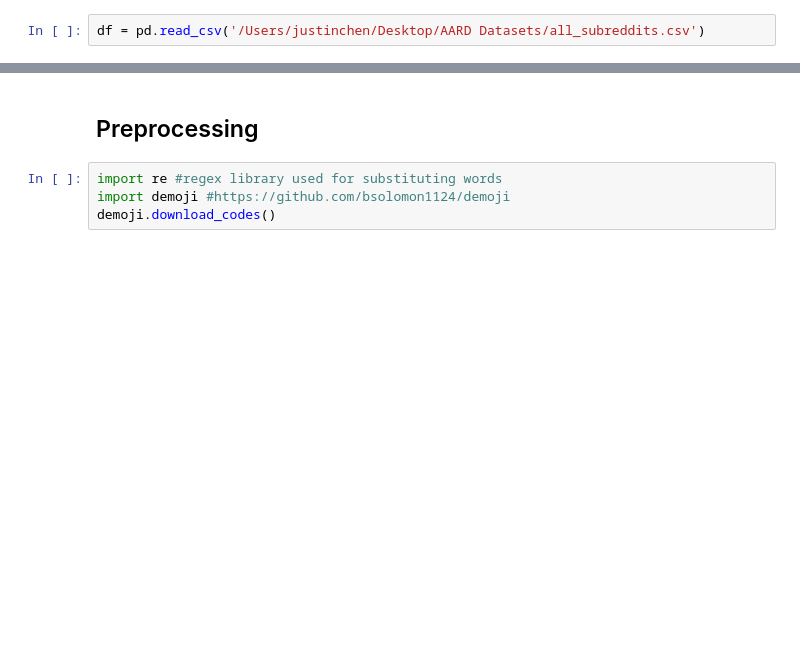
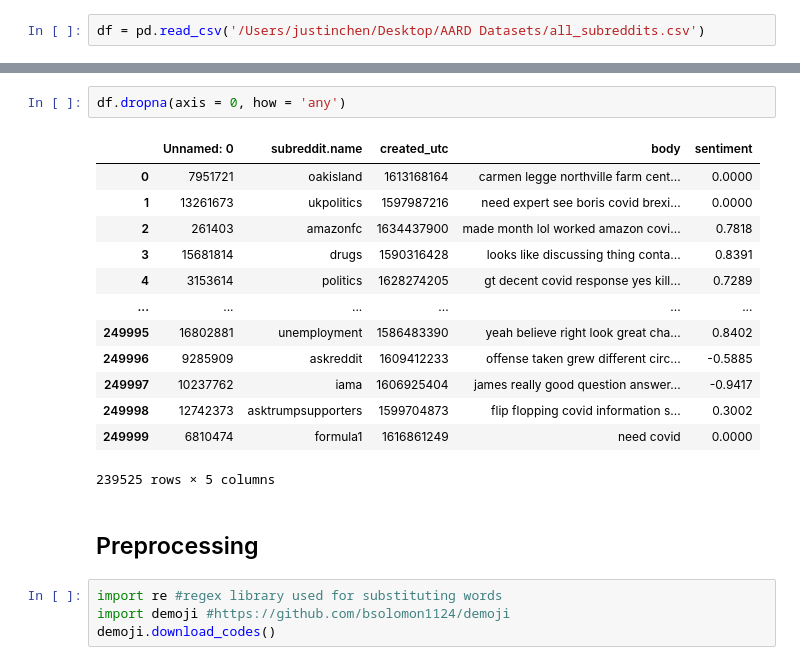
Before and after one commit to j-chen005/COVID19-Mental-Health-Analysis, a Jupyter notebook: Sentiment Over Time Model.ipynb, the cells around one changed output, grey strips where cells are left out. Drawn from its saved outputs; the diff is of its cells as text; blank space fills up the shorter version.

```diff
--- a/Sentiment Over Time Model.ipynb
+++ b/Sentiment Over Time Model.ipynb
@@ -22,3 +26,19 @@ df = pd.read_csv('/Users/justinchen/Desktop/AARD Datasets/all_subreddits.csv')
+# %%
+df.dropna(axis = 0, how = 'any')
+# %% [output]
+|  | Unnamed: 0 | subreddit.name | created_utc | body | sentiment |
+| 0 | 7951721 | oakisland | 1613168164 | carmen legge northville farm cent... | 0.0000 |
+| 1 | 13261673 | ukpolitics | 1597987216 | need expert see boris covid brexi... | 0.0000 |
+| 2 | 261403 | amazonfc | 1634437900 | made month lol worked amazon covi... | 0.7818 |
+| 3 | 15681814 | drugs | 1590316428 | looks like discussing thing conta... | 0.8391 |
+| 4 | 3153614 | politics | 1628274205 | gt decent covid response yes kill... | 0.7289 |
+| ... | ... | ... | ... | ... | ... |
+| 249995 | 16802881 | unemployment | 1586483390 | yeah believe right look great cha... | 0.8402 |
+| 249996 | 9285909 | askreddit | 1609412233 | offense taken grew different circ... | -0.5885 |
+| 249997 | 10237762 | iama | 1606925404 | james really good question answer... | -0.9417 |
+| 249998 | 12742373 | asktrumpsupporters | 1599704873 | flip flopping covid information s... | 0.3002 |
+| 249999 | 6810474 | formula1 | 1616861249 | need covid | 0.0000 |
+239525 rows × 5 columns
 # %% [markdown]
 ## Preprocessing
 # %%
```
Also changed, not shown: parts of 22 cells of this notebook.
